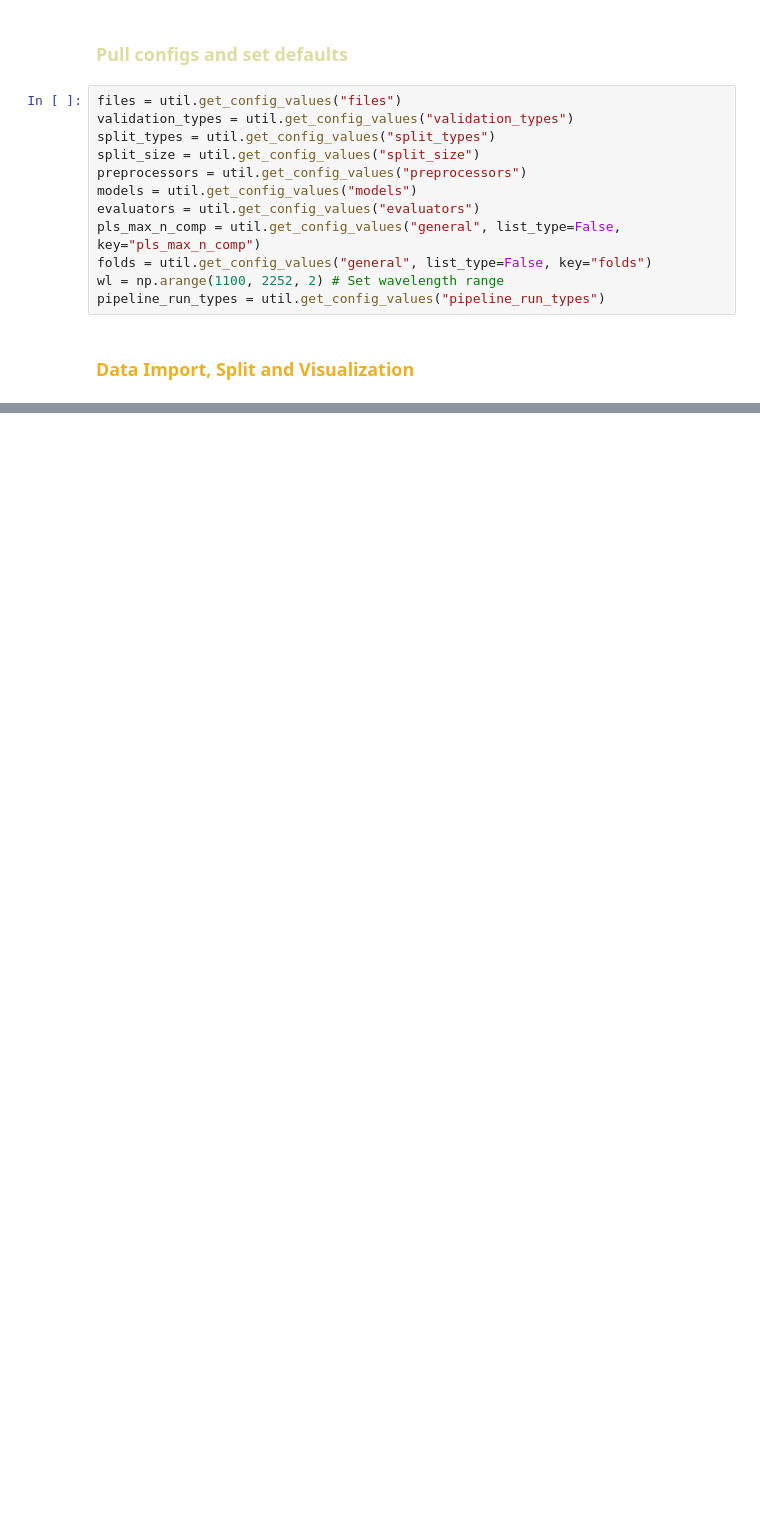
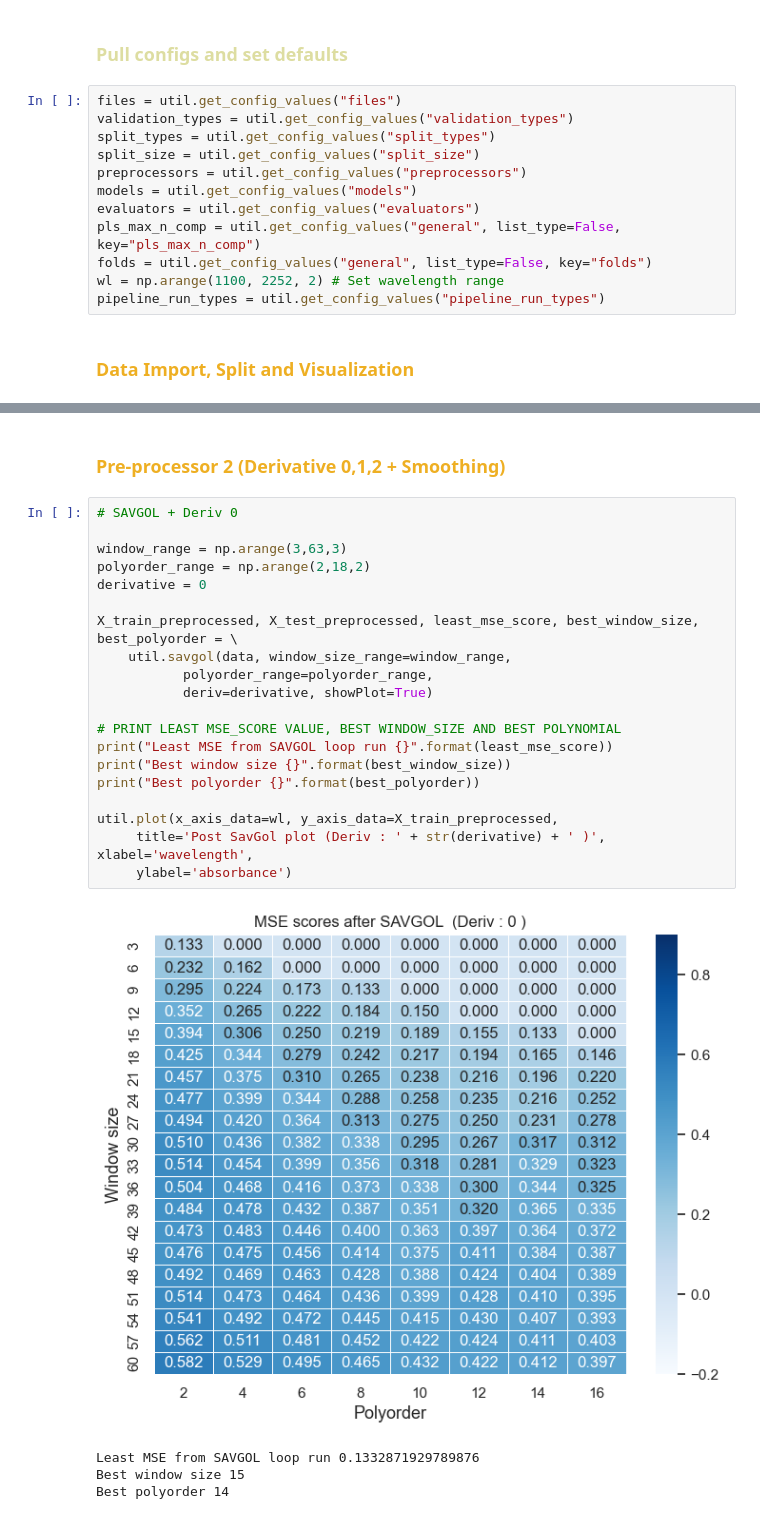
Before and after one commit to kaustav020189/nir-spectroscopy-thesis, a Jupyter notebook: BeerDataset_PLSR.ipynb, the cells around one changed output, grey strips where cells are left out. Drawn from its saved outputs; the diff is of its cells as text; blank space fills up the shorter version.

```diff
--- a/BeerDataset_PLSR.ipynb
+++ b/BeerDataset_PLSR.ipynb
@@ -51,0 +99,27 @@ util.plot(x_axis_data=wl, y_axis_data=X_train, title='Spectrum plot of training
+# %% [markdown]
+<h3 style="color: #eeaf23">Pre-processor 2 (Derivative 0,1,2 + Smoothing)</h3>
+# %%
+# SAVGOL + Deriv 0
+
+window_range = np.arange(3,63,3)
+polyorder_range = np.arange(2,18,2)
+derivative = 0
+
+X_train_preprocessed, X_test_preprocessed, least_mse_score, best_window_size, best_polyorder = \
+    util.savgol(data, window_size_range=window_range,
+           polyorder_range=polyorder_range,
+           deriv=derivative, showPlot=True)
+
+# PRINT LEAST MSE_SCORE VALUE, BEST WINDOW_SIZE AND BEST POLYNOMIAL
+print("Least MSE from SAVGOL loop run {}".format(least_mse_score))
+print("Best window size {}".format(best_window_size))
+print("Best polyorder {}".format(best_polyorder))
+
+util.plot(x_axis_data=wl, y_axis_data=X_train_preprocessed,
+     title='Post SavGol plot (Deriv : ' + str(derivative) + ' )', xlabel='wavelength',
+     ylabel='absorbance')
+# %% [output]
+[figure, added]
+Least MSE from SAVGOL loop run 0.1332871929789876
+Best window size 15
+Best polyorder 14
```
Also changed, not shown: parts of 13 cells of this notebook, 4 other files.
